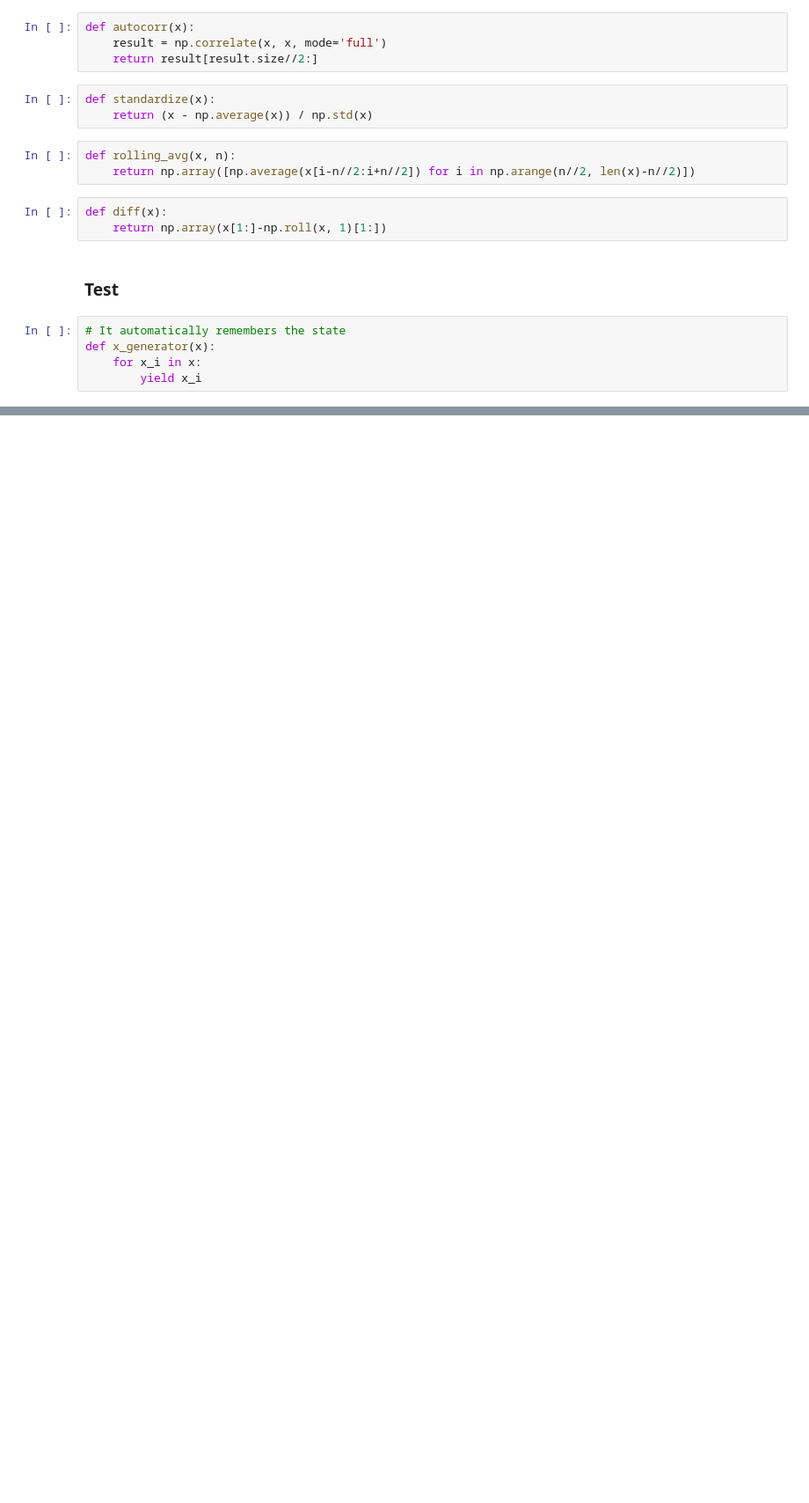
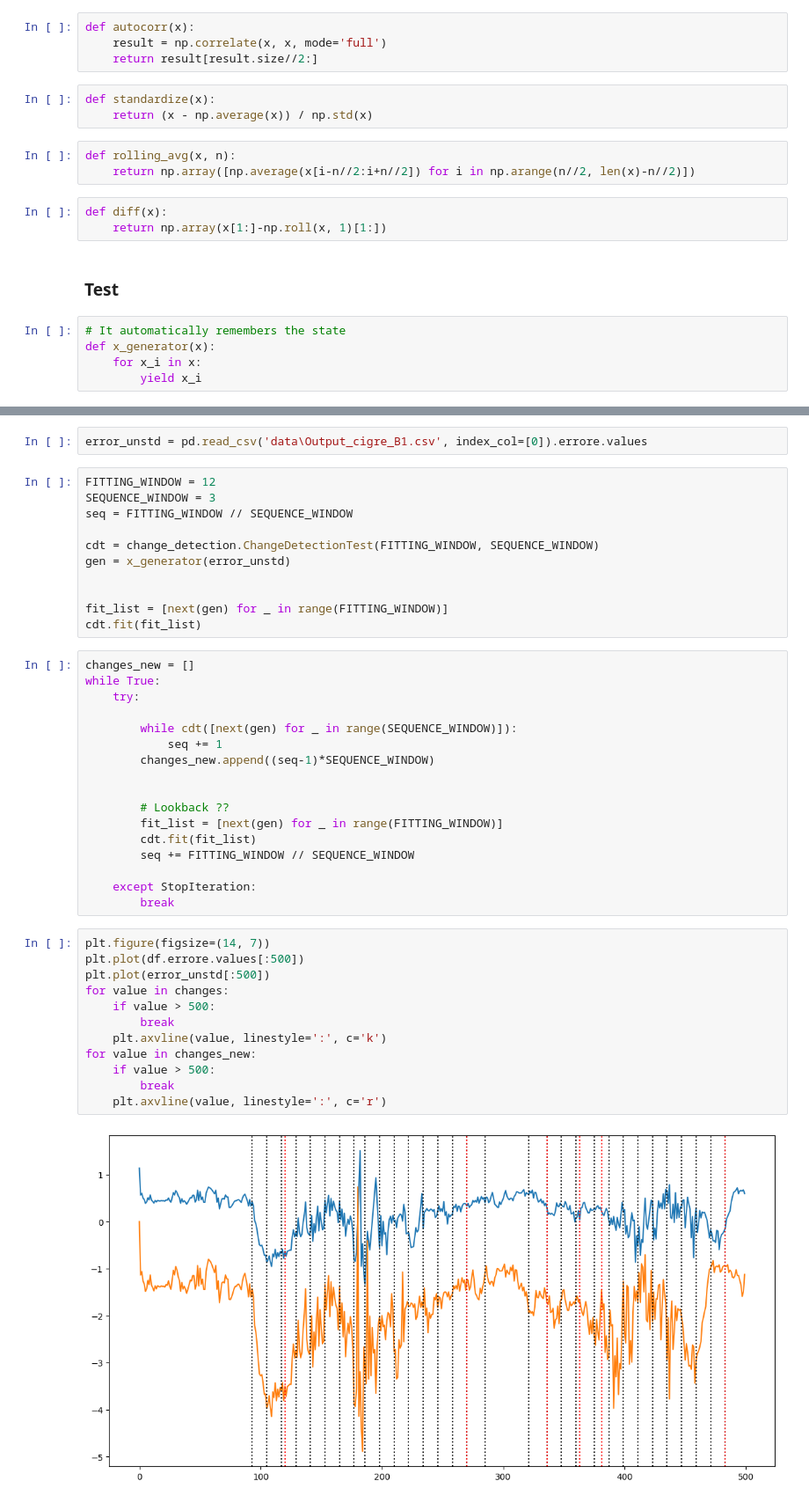
Before and after one commit to maciej-sakwa/project__DLR, a Jupyter notebook: 006_DLR_STM_CDT_loop_test.ipynb, the cells around one changed output, grey strips where cells are left out. Shown at 88% size. Cells and saved outputs as stored; diff of their text form; blank space fills up the shorter version.

```diff
--- a/006_DLR_STM_CDT_loop_test.ipynb
+++ b/006_DLR_STM_CDT_loop_test.ipynb
@@ -174,0 +212,44 @@ df.T_f.plot()
+# %%
+error_unstd = pd.read_csv('data\Output_cigre_B1.csv', index_col=[0]).errore.values
+# %%
+FITTING_WINDOW = 12
+SEQUENCE_WINDOW = 3
+seq = FITTING_WINDOW // SEQUENCE_WINDOW
+
+cdt = change_detection.ChangeDetectionTest(FITTING_WINDOW, SEQUENCE_WINDOW)
+gen = x_generator(error_unstd)
+
+
+fit_list = [next(gen) for _ in range(FITTING_WINDOW)]
+cdt.fit(fit_list)
+# %%
+changes_new = []
+while True:
+    try:
+
+        while cdt([next(gen) for _ in range(SEQUENCE_WINDOW)]):
+            seq += 1
+        changes_new.append((seq-1)*SEQUENCE_WINDOW)
+
+
+        # Lookback ??
+        fit_list = [next(gen) for _ in range(FITTING_WINDOW)]
+        cdt.fit(fit_list)
+        seq += FITTING_WINDOW // SEQUENCE_WINDOW
+
+    except StopIteration:
+        break
+# %%
+plt.figure(figsize=(14, 7))
+plt.plot(df.errore.values[:500])
+plt.plot(error_unstd[:500])
+for value in changes:
+    if value > 500:
+        break
+    plt.axvline(value, linestyle=':', c='k')
+for value in changes_new:
+    if value > 500:
+        break
+    plt.axvline(value, linestyle=':', c='r')
+# %% [output]
+[figure, added]
```
Also changed, not shown: parts of 30 cells of this notebook, 1 other file.
